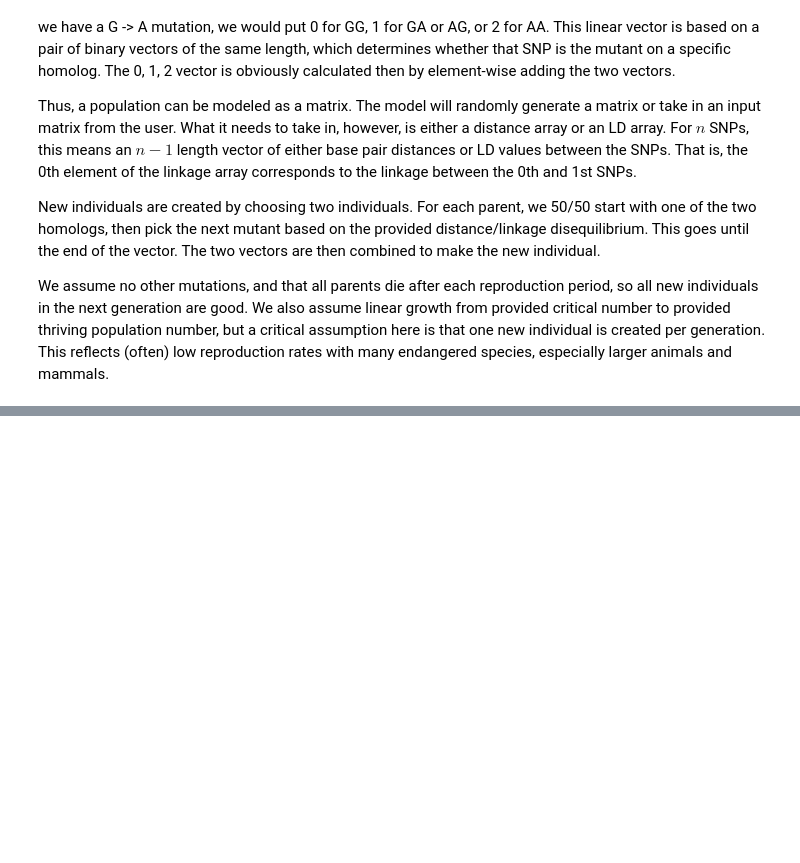
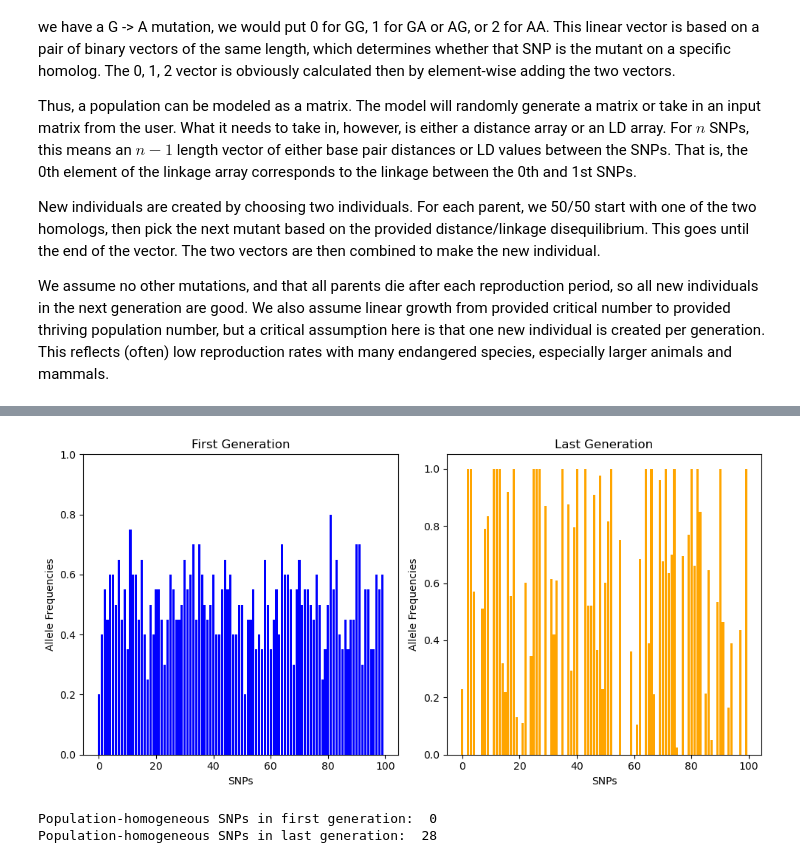
Before and after one commit to jonazhu/extinctionmodeling, a Jupyter notebook: q4_geneticrecovery/recovery_model.ipynb, the cells around one changed output, grey strips where cells are left out. Cells and saved outputs as stored; diff of their text form; code cells hidden in the pictures; blank space fills up the shorter version.

```diff
--- a/q4_geneticrecovery/recovery_model.ipynb
+++ b/q4_geneticrecovery/recovery_model.ipynb
@@ -178,0 +233,27 @@ generate_random_genos(10, 5)
+# %%
+#like above, but plot the two generations in separate subplots
+fig, axs = plt.subplots(1, 2, figsize=(10, 5))
+axs[0].bar(x = x, height = first_gen_freqs, color ='blue')
+axs[0].set_ylim(0, 1)
+axs[0].set_xlabel('SNPs')
+axs[0].set_ylabel('Allele Frequencies')
+axs[0].set_title('First Generation')
+axs[1].bar(x = x, height = last_gen_freqs, color='orange')
+axs[1].set_xlabel('SNPs')
+axs[1].set_ylabel('Allele Frequencies')
+axs[1].set_title('Last Generation')
+plt.tight_layout()
+plt.show()
+# %% [output]
+[figure, added]
+# %%
+#for both first_gen_freqs and last_gen_freqs, determine the number of SNPs with frequency 0 or 1
+num_zero_freqs_first = np.sum(first_gen_freqs == 0)
+num_zero_freqs_last = np.sum(last_gen_freqs == 0)
+num_one_freqs_first = np.sum(first_gen_freqs == 1)
+num_one_freqs_last = np.sum(last_gen_freqs == 1)
+print("Population-homogeneous SNPs in first generation: ", num_zero_freqs_first + num_one_freqs_first)
+print("Population-homogeneous SNPs in last generation: ", num_zero_freqs_last + num_one_freqs_last)
+# %% [output]
+Population-homogeneous SNPs in first generation:  0
+Population-homogeneous SNPs in last generation:  28
```
Also changed, not shown: parts of 5 cells of this notebook.
